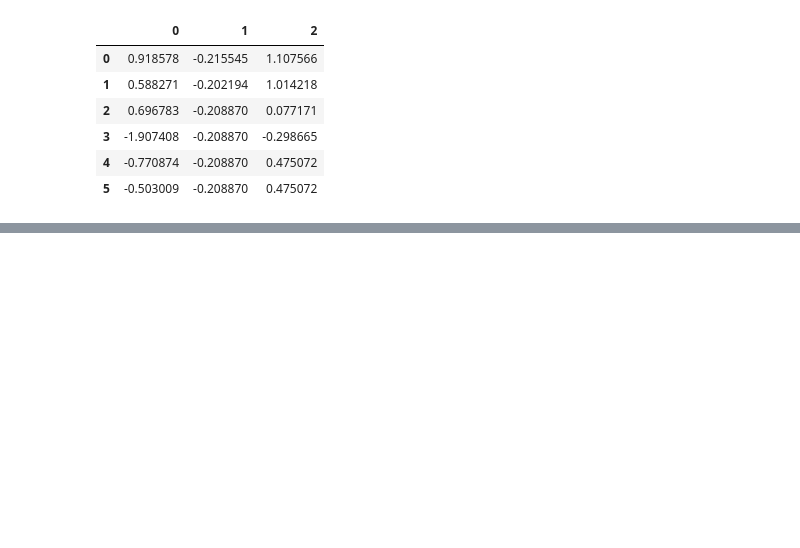
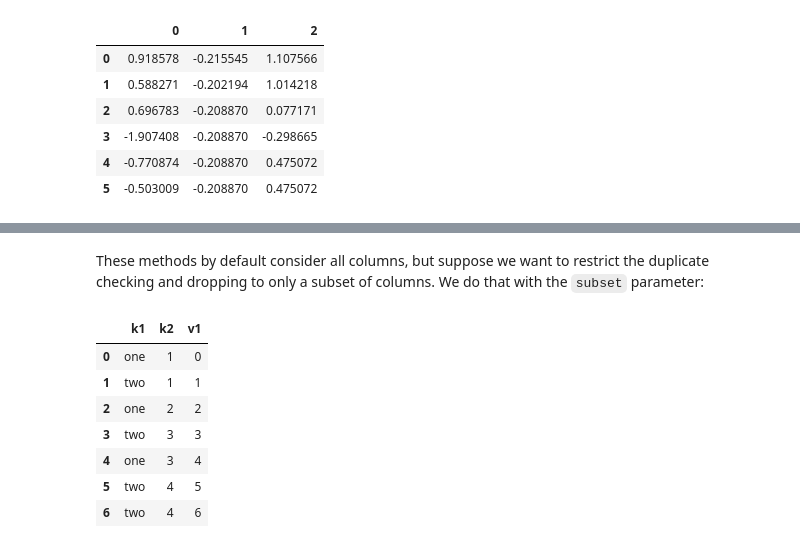
Before and after one commit to guinbraga/Python-for-Data-Analysis, a Jupyter notebook: 7-clean_n_prep/7-clean_n_prep.ipynb, the cells around one changed output, grey strips where cells are left out. Cells and saved outputs as stored; diff of their text form; code cells hidden in the pictures; blank space fills up the shorter version.

```diff
--- a/7-clean_n_prep/7-clean_n_prep.ipynb
+++ b/7-clean_n_prep/7-clean_n_prep.ipynb
@@ -210,0 +218,3 @@ df.fillna(df.mean())
+# %%
+data = pd.DataFrame({'k1': ['one', 'two'] * 3 + ['two'], 'k2': [1, 1, 2, 3, 3, 4, 4,]})
+data
@@ -210,0 +257,17 @@ df.fillna(df.mean())
+# %% [markdown]
+These methods by default consider all columns, but
+suppose we want to restrict the duplicate checking
+and dropping to only a subset of columns. We do that
+with the `subset` parameter:
+# %%
+data['v1'] = range(7)
+data
+# %% [output]
+|  | k1 | k2 | v1 |
+| 0 | one | 1 | 0 |
+| 1 | two | 1 | 1 |
+| 2 | one | 2 | 2 |
+| 3 | two | 3 | 3 |
+| 4 | one | 3 | 4 |
+| 5 | two | 4 | 5 |
+| 6 | two | 4 | 6 |
```
Also changed, not shown: parts of 33 cells of this notebook, 1 other file.
